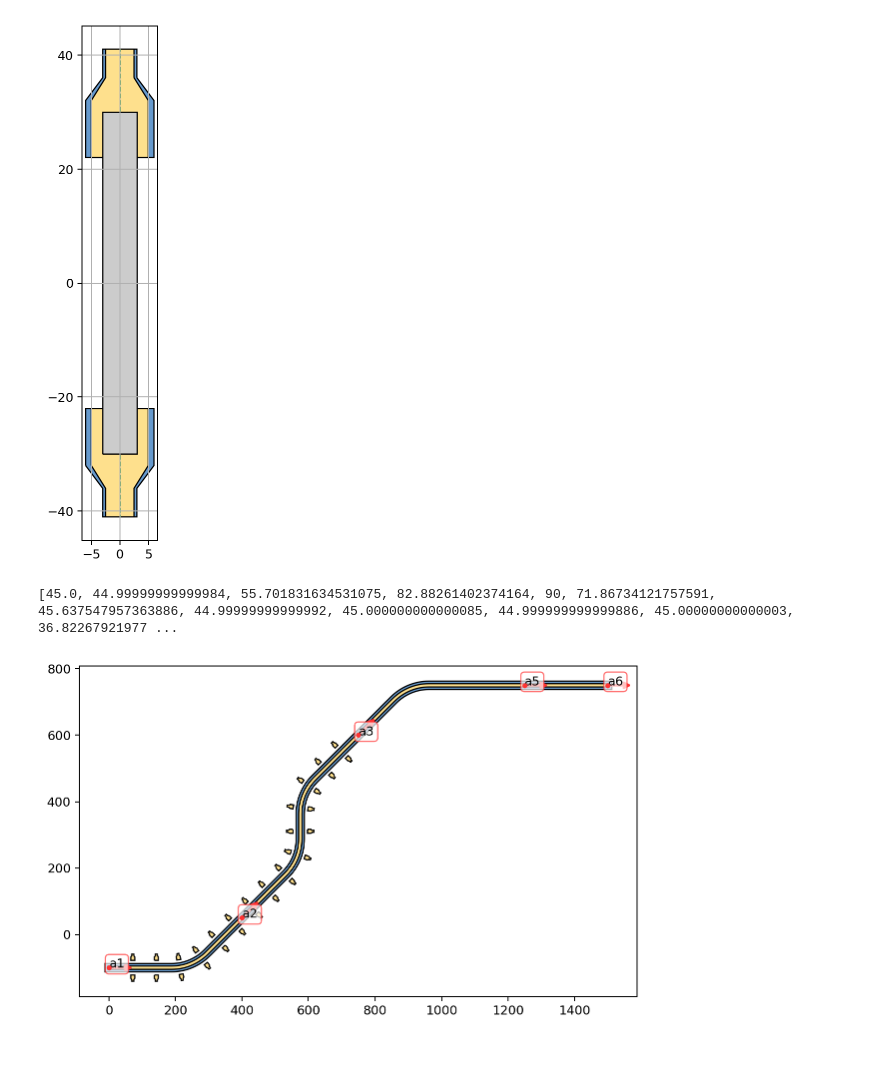
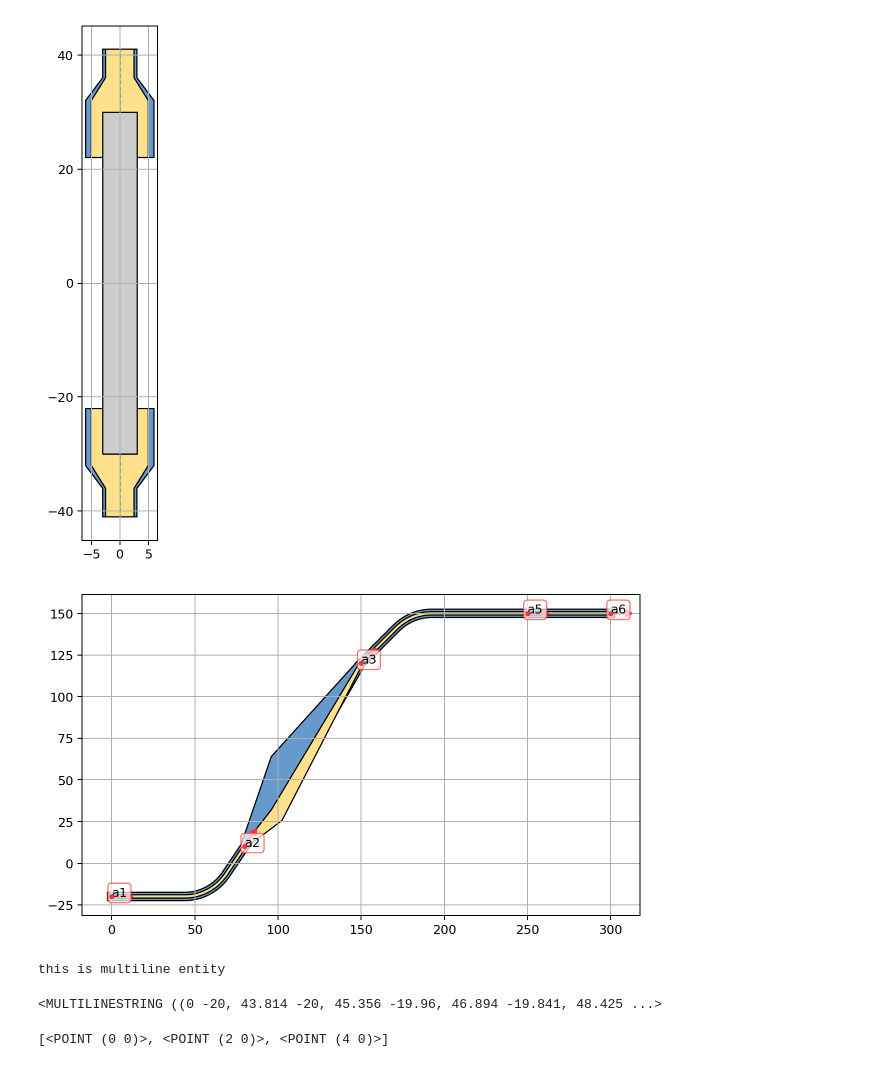
Before and after one commit to eeroqlab/zeroheliumkit, a Jupyter notebook: dev/anchors_test.ipynb, the cells around one changed output. Cells and saved outputs as stored; diff of their text form; code cells hidden in the pictures.

```diff
--- a/dev/anchors_test.ipynb
+++ b/dev/anchors_test.ipynb
@@ -240,27 +244,40 @@ plt.show()
 # %% [output]
 [figure]
 # %%
-route_config = {"radius": 30, "num_segments": 16}
+route_config = {"radius": 30, "num_segments": 20}
 
 ss = SuperStructure(route_config)
 ss.add_anchor([Anchor((0,-20), 0, "a1"),
-               Anchor((80,10), 45, "a2"),
+               Anchor((80,10), 56, "a2"),
                Anchor((150,120), 45, "a3"),
                Anchor((250,150), 0, "a5"),
                Anchor((300,150), 00, "a6")])
 
 ss.route(("a1", "a2", "a3"), layers={"top": 2, "gnd": 5})
 ss.route(("a3", "a5", "a6"), layers={"top": 2, "gnd": 5})
-ss.scale(5, 5)
+#ss.scale(5, 5)
 
-ss.add_along_skeletone(bound_anchors=("a3", "a1"), num=15, structure=ab)
+#ss.add_along_skeletone(bound_anchors=("a3", "a1"), num=15, structure=ab)
 
 fig = plt.figure(1, figsize=SIZE, dpi=90)
 ax = fig.add_subplot(111)
 #set_limits(ax=ax, coor=[150,80], dxdy=[340,250])
 ss.plot(ax=ax, layer=["gnd", "top", "anchorsmod"], color=colorlist, draw_direction=True)
 plt.gca().set_aspect('equal')
+plt.grid()
 plt.show()
 # %% [output]
-[45.0, 44.99999999999984, 55.701831634531075, 82.88261402374164, 90, 71.86734121757591, 45.637547957363886, 44.99999999999992, 45.000000000000085, 44.999999999999886, 45.00000000000003, 36.82267921977 ...
-[figure, old version]
+[figure, new version]
+# %%
+ss.fix_line()
+
+
+if hasattr(ss.skeletone, "geoms"):
+    print("this is multiline entity")
+else:
+    print("one line")
+
+ss.skeletone
+# %% [output]
+this is multiline entity
+<MULTILINESTRING ((0 -20, 43.814 -20, 45.356 -19.96, 46.894 -19.841, 48.425 ...>
@@ -266,0 +286,7 @@ plt.show()
+# %%
+line1 = LineString([(0, 0), (10, 0)])
+line2 = MultiLineString([LineString([(0, 1), (0, -1)]), LineString([(2, 1), (2, -1)]), LineString([(4, 1), (4, -1)])])
+intersect_points = intersection_all([line1, line2])
+print(list(intersect_points.geoms))
+# %% [output]
+[<POINT (0 0)>, <POINT (2 0)>, <POINT (4 0)>]
```
Also changed, not shown: parts of 8 cells of this notebook, 5 other files.
